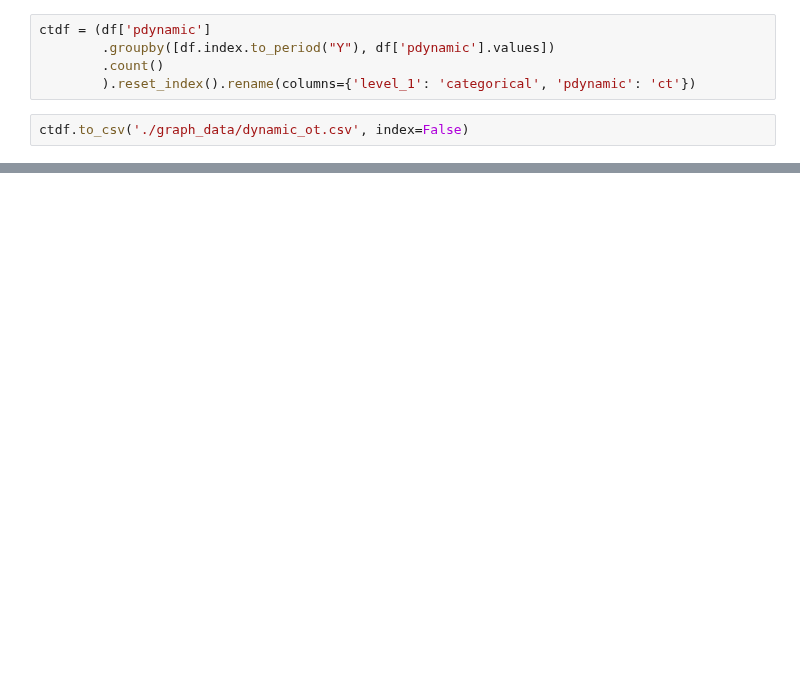
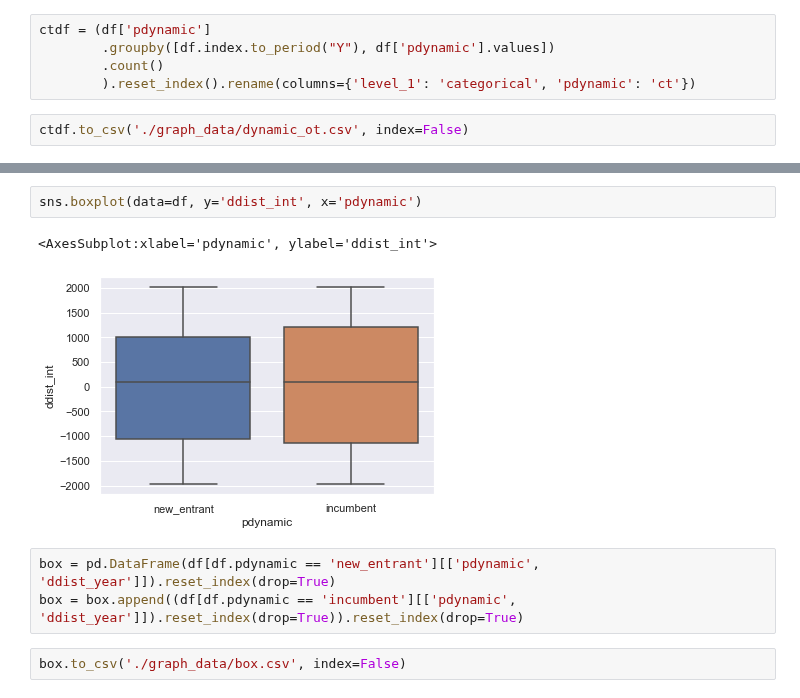
Before and after one commit to bang-a-coder/thesis-analysis, a Jupyter notebook: graphs.ipynb, the cells around one changed output, grey strips where cells are left out. Drawn from its saved outputs; the diff is of its cells as text; blank space fills up the shorter version.

Commit message:
data prep for working doc

```diff
--- a/graphs.ipynb
+++ b/graphs.ipynb
@@ -48,0 +74,10 @@ ctdf.to_csv('./graph_data/dynamic_ot.csv', index=False)
+# %%
+sns.boxplot(data=df, y='ddist_int', x='pdynamic')
+# %% [output]
+<AxesSubplot:xlabel='pdynamic', ylabel='ddist_int'>
+[figure, added]
+# %%
+box = pd.DataFrame(df[df.pdynamic == 'new_entrant'][['pdynamic', 'ddist_year']]).reset_index(drop=True)
+box = box.append((df[df.pdynamic == 'incumbent'][['pdynamic', 'ddist_year']]).reset_index(drop=True)).reset_index(drop=True)
+# %%
+box.to_csv('./graph_data/box.csv', index=False)
```
Also changed, not shown: parts of 3 cells of this notebook, 2 other files.
